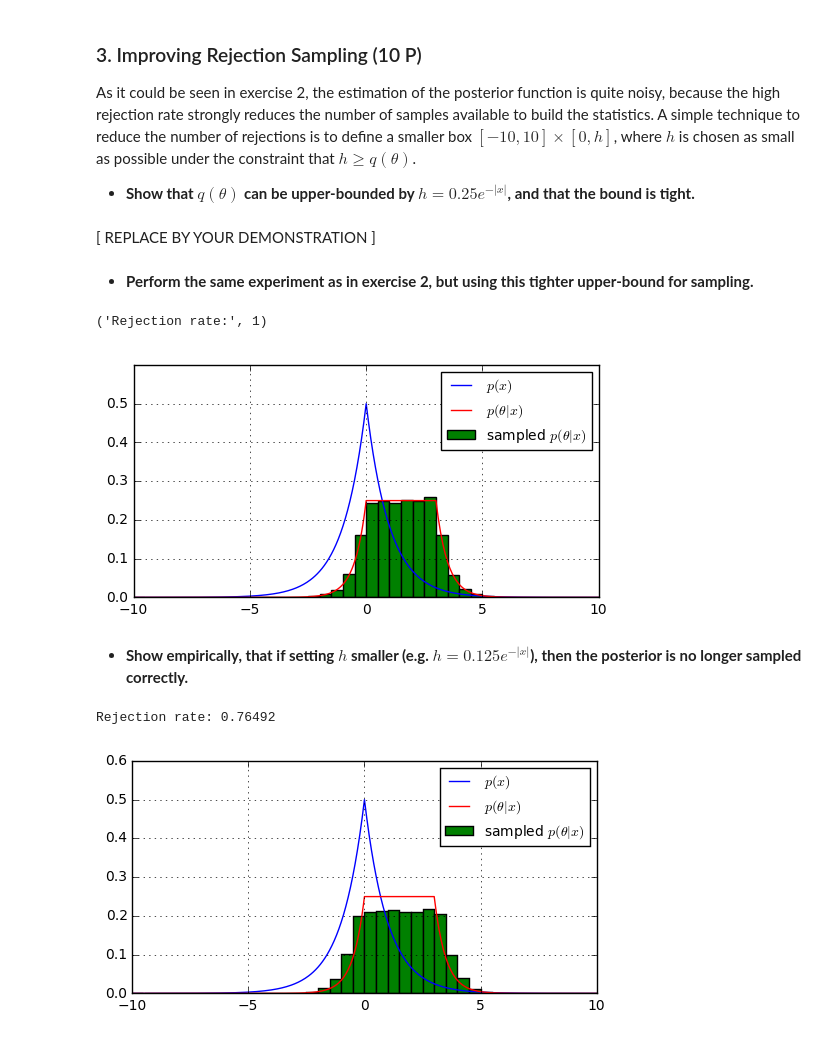
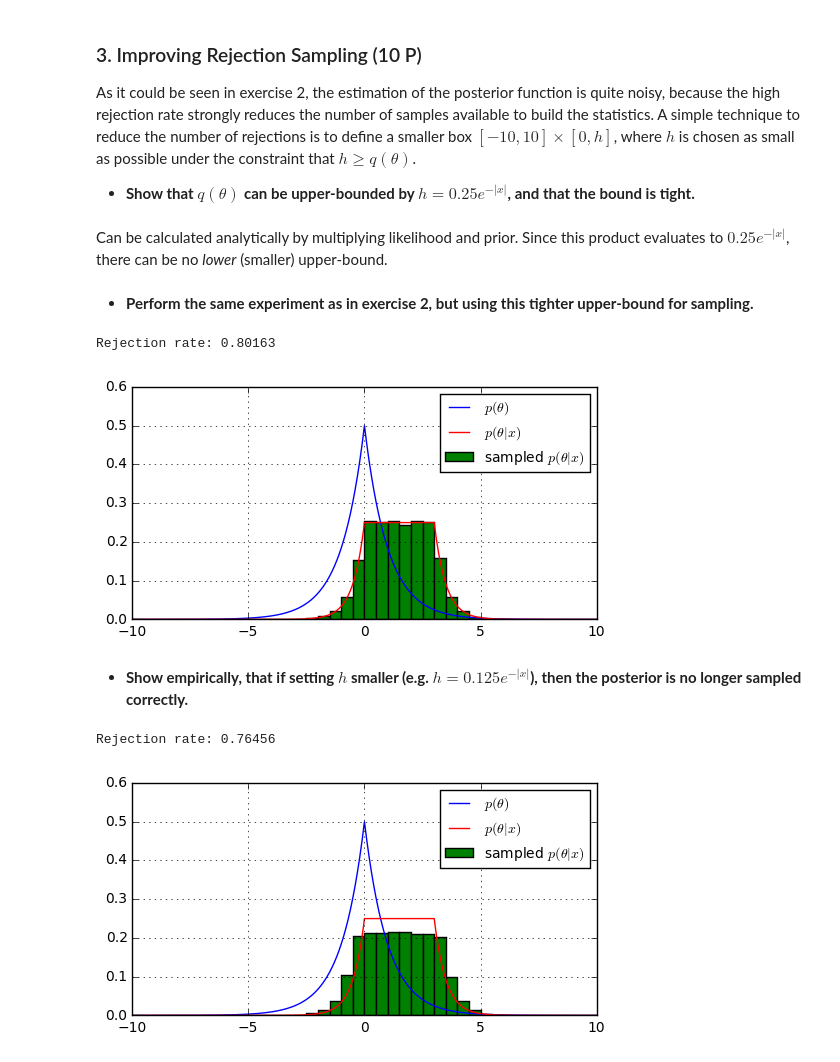
Before and after one commit to nazaretl/ML, a Jupyter notebook: W3.Bayes Parameter Estimation/sheet03_T.ipynb, the cells around one changed output. Saved outputs shown, nothing was run; the diff lists cells and outputs as text; code cells hidden in the pictures.

```diff
--- a/W3.Bayes Parameter Estimation/sheet03_T.ipynb
+++ b/W3.Bayes Parameter Estimation/sheet03_T.ipynb
@@ -109,40 +109,40 @@ plt.show()
 As it could be seen in exercise 2, the estimation of the posterior function is quite noisy, because the high rejection rate strongly reduces the number of samples available to build the statistics. A simple technique to reduce the number of rejections is to define a smaller box $[-10,10] \times [0,h]$, where $h$ is chosen as small as possible under the constraint that $h \geq q(\theta)$.
 
 * **Show that $q(\theta)$ can be upper-bounded by $h = 0.25 e^{-|x|}$, and that the bound is tight.**
-# %% [markdown]
-[ REPLACE BY YOUR DEMONSTRATION ]
+# %% [markdown]
+Can be calculated analytically by multiplying likelihood and prior. Since this product evaluates to $0.25 e^{-|x|}$, there can be no *lower* (smaller) upper-bound.
 # %% [markdown]
 * **Perform the same experiment as in exercise 2, but using this tighter upper-bound for sampling.**
 # %%
 it = 100000
 
 theta_sim = np.random.uniform(-10.0, 10.0, size=it)
 upper_bound = 0.25*np.exp(-abs(x))
 u_sim = np.random.uniform(0.0, upper_bound, size=it)
 prior_sim = 0.5*numpy.exp(-abs(theta_sim))
 likelihood_sim = 0.5*numpy.exp(-abs(x - theta_sim))
 q = likelihood_sim * prior_sim
 res = q > u_sim
 rej_rate = 1 - res.sum()/it
 print("Rejection rate:", rej_rate)
 theta_acc = theta_sim[res]
 bins = numpy.arange(-10, 10.1, 0.5)
 
 
 plt.figure(figsize= (6,3))
 plt.xlim(-10,10)
 plt.ylim(0.0,0.6)
 plt.grid()
-plt.plot(theta, prior, label = r'$p(x)$')
+plt.plot(theta, prior, label = r'$p(\theta)$')
 #plt.plot(theta, likelihood, label = r'$p(x|\theta)$')
 plt.plot(theta, posterior, label = r'$p(\theta|x)$', color = "red")
 #plt.plot (theta, posterior_test, label = r'$p(\theta|x)$')
 plt.hist(theta_acc, normed = True, bins = bins, label = r'sampled $p(\theta|x)$')
 plt.legend(loc='upper right', prop={'size':10})
 plt.show()
 # %% [output]
-('Rejection rate:', 1)
+Rejection rate: 0.80163
-[figure, old version]
+[figure, new version]
 # %% [markdown]
 * **Show empirically, that if setting $h$ smaller (e.g. $h = 0.125 e^{-|x|}$), then the posterior is no longer sampled correctly.**
 # %%
@@ -165,7 +165,7 @@ plt.figure(figsize= (6,3))
 plt.xlim(-10,10)
 plt.ylim(0.0,0.6)
 plt.grid()
-plt.plot(theta, prior, label = r'$p(x)$')
+plt.plot(theta, prior, label = r'$p(\theta)$')
 #plt.plot(theta, likelihood, label = r'$p(x|\theta)$')
 plt.plot(theta, posterior, label = r'$p(\theta|x)$', color = "red")
 #plt.plot (theta, posterior_test, label = r'$p(\theta|x)$')
@@ -173,5 +173,5 @@ plt.hist(theta_acc, normed = True, bins = bins, label = r'sampled $p(\theta|x)$'
 plt.legend(loc='upper right', prop={'size':10})
 plt.show()
 # %% [output]
-Rejection rate: 0.76492
+Rejection rate: 0.76456
-[figure, old version]
+[figure, new version]
```
Also changed, not shown: parts of 3 cells of this notebook.
